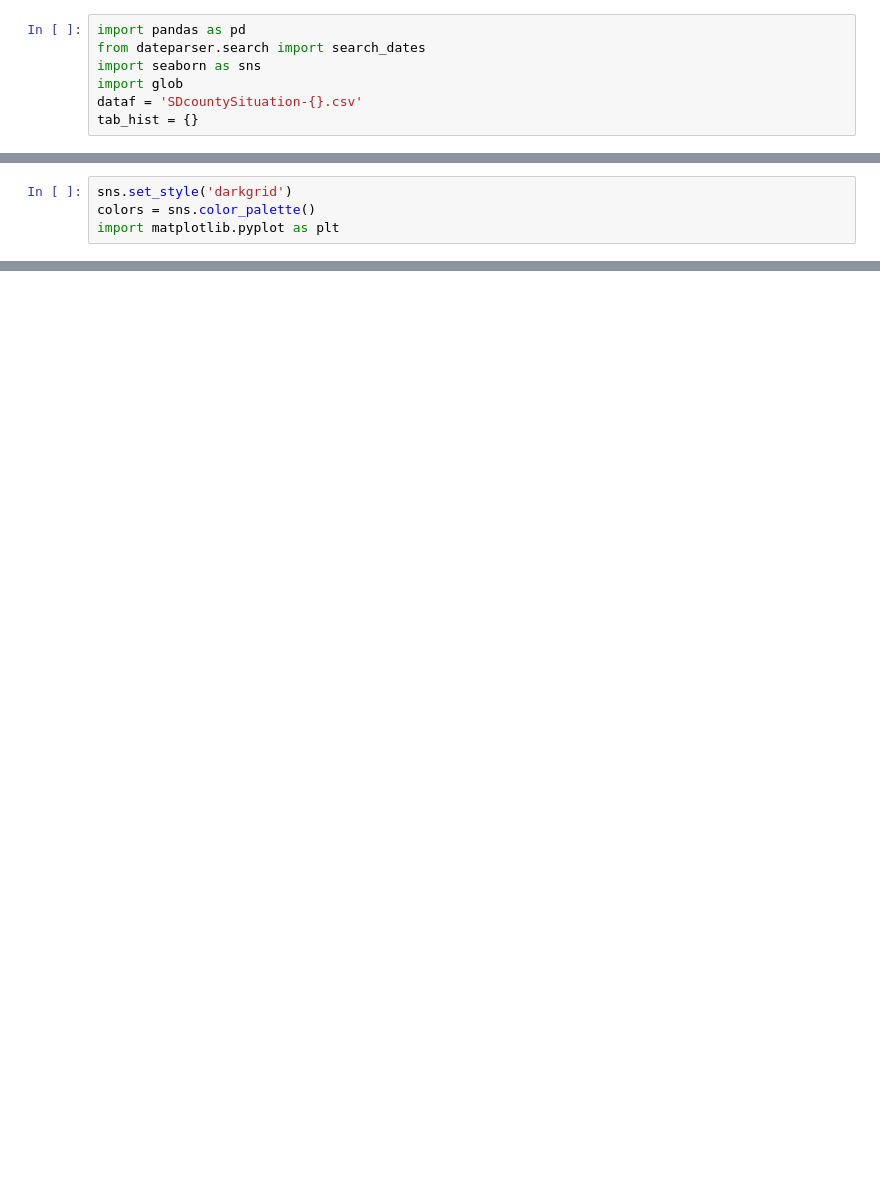
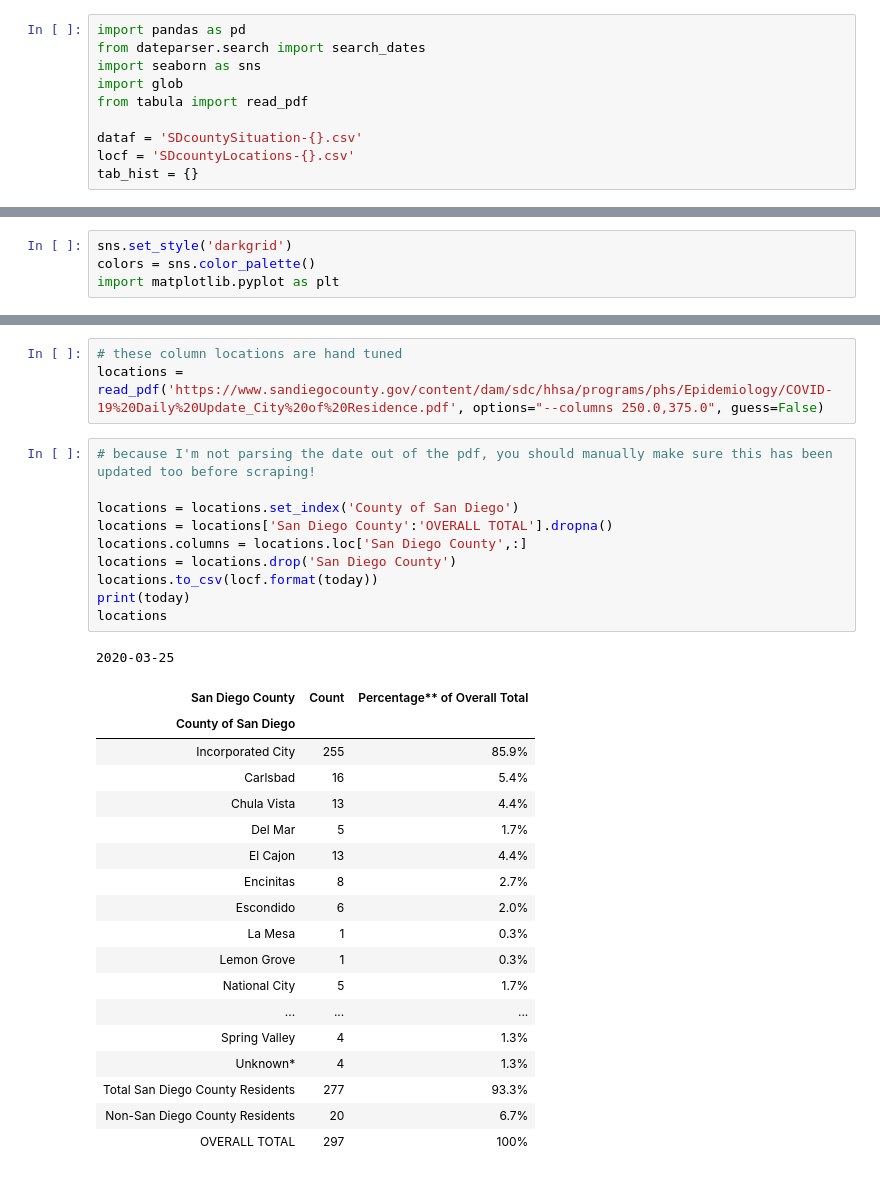
Before and after one commit to jasongfleischer/SanDiegoCountyCOVID19, a Jupyter notebook: San Diego Country Coronavirus History.ipynb, the cells around one changed output, grey strips where cells are left out. Drawn from its saved outputs; the diff is of its cells as text; blank space fills up the shorter version.

```diff
--- a/San Diego Country Coronavirus History.ipynb
+++ b/San Diego Country Coronavirus History.ipynb
@@ -3,7 +3,10 @@ import pandas as pd
 from dateparser.search import search_dates
 import seaborn as sns
 import glob
+from tabula import read_pdf
+
 dataf = 'SDcountySituation-{}.csv'
+locf = 'SDcountyLocations-{}.csv'
 tab_hist = {}
 # %%
 # Don't run this anymore!! We only needed it once.
@@ -122,0 +134,33 @@ plt.suptitle('San Diego county COVID-19 status');
+# %%
+# these column locations are hand tuned
+locations = read_pdf('https://www.sandiegocounty.gov/content/dam/sdc/hhsa/programs/phs/Epidemiology/COVID-19%20Daily%20Update_City%20of%20Residence.pdf', options="--columns 250.0,375.0", guess=False)
+# %%
+# because I'm not parsing the date out of the pdf, you should manually make sure this has been updated too before scraping!
+
+locations = locations.set_index('County of San Diego')
+locations = locations['San Diego County':'OVERALL TOTAL'].dropna()
+locations.columns = locations.loc['San Diego County',:]
+locations = locations.drop('San Diego County')
+locations.to_csv(locf.format(today))
+print(today)
+locations
+# %% [output]
+2020-03-25
+| San Diego County | Count | Percentage** of Overall Total |
+| County of San Diego |  |  |
+| Incorporated City | 255 | 85.9% |
+| Carlsbad | 16 | 5.4% |
+| Chula Vista | 13 | 4.4% |
+| Del Mar | 5 | 1.7% |
+| El Cajon | 13 | 4.4% |
+| Encinitas | 8 | 2.7% |
+| Escondido | 6 | 2.0% |
+| La Mesa | 1 | 0.3% |
+| Lemon Grove | 1 | 0.3% |
+| National City | 5 | 1.7% |
+| ... | ... | ... |
+| Spring Valley | 4 | 1.3% |
+| Unknown* | 4 | 1.3% |
+| Total San Diego County Residents | 277 | 93.3% |
+| Non-San Diego County Residents | 20 | 6.7% |
+| OVERALL TOTAL | 297 | 100% |
```
Also changed, not shown: parts of 5 cells of this notebook, 2 other files.
